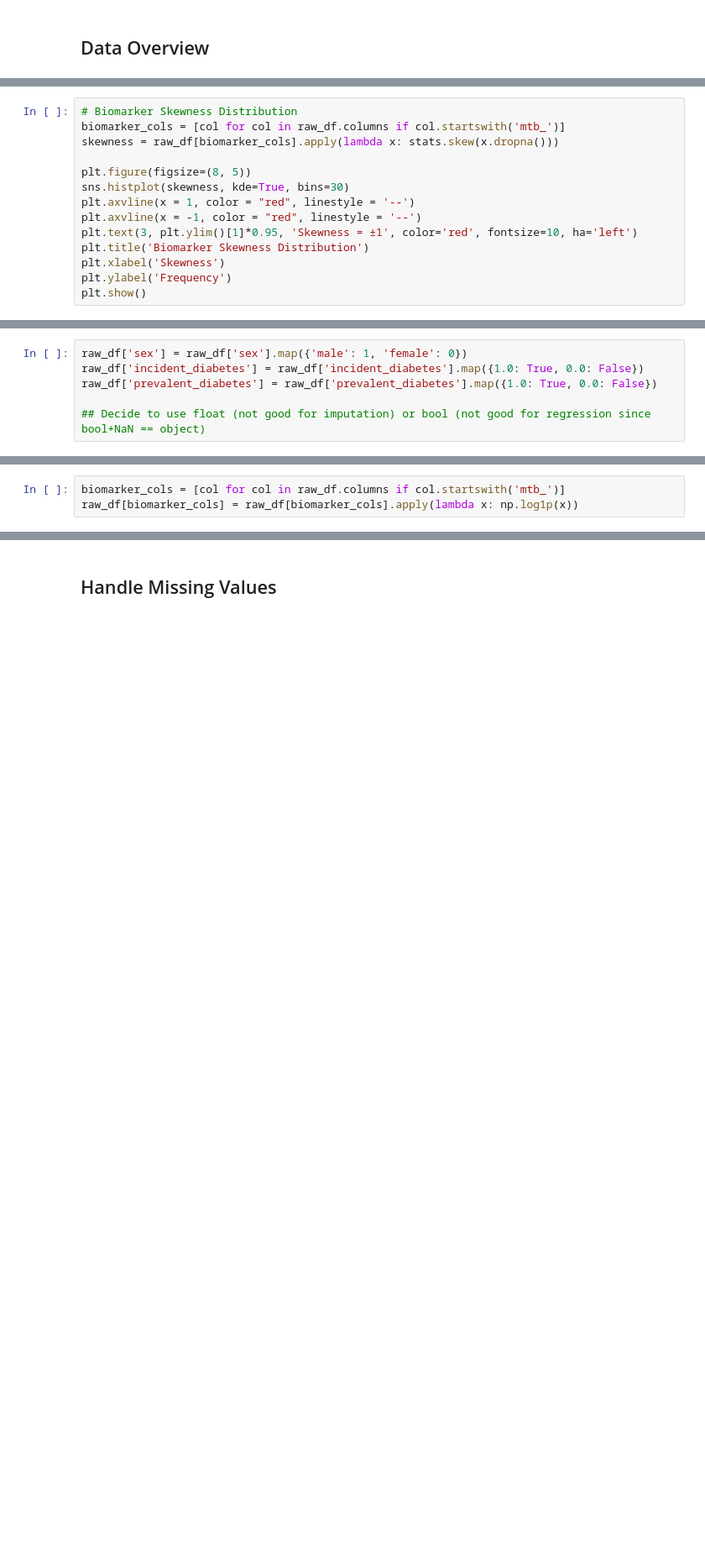
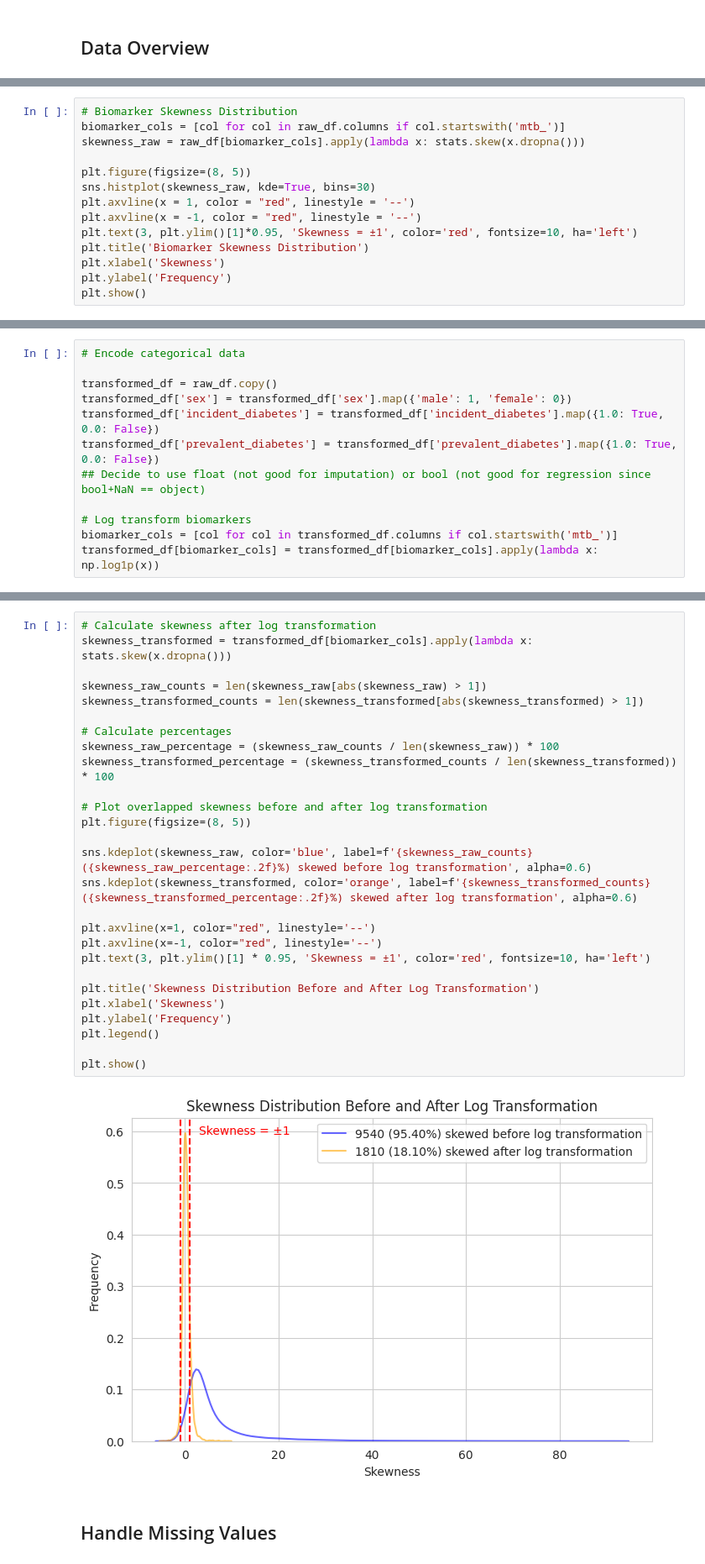
Before and after one commit to ShaunFChen/diabetes_biomarker_project, a Jupyter notebook: notebooks/diabetes_biomarker_analysis.ipynb, the cells around one changed output, grey strips where cells are left out. Shown at 84% size. Saved outputs shown, nothing was run; the diff lists cells and outputs as text; blank space fills up the shorter version.

```diff
--- a/notebooks/diabetes_biomarker_analysis.ipynb
+++ b/notebooks/diabetes_biomarker_analysis.ipynb
@@ -131,10 +135,10 @@ plt.show()
 # %%
 # Biomarker Skewness Distribution
 biomarker_cols = [col for col in raw_df.columns if col.startswith('mtb_')]
-skewness = raw_df[biomarker_cols].apply(lambda x: stats.skew(x.dropna()))
+skewness_raw = raw_df[biomarker_cols].apply(lambda x: stats.skew(x.dropna()))
 
 plt.figure(figsize=(8, 5))
-sns.histplot(skewness, kde=True, bins=30)
+sns.histplot(skewness_raw, kde=True, bins=30)
 plt.axvline(x = 1, color = "red", linestyle = '--')
 plt.axvline(x = -1, color = "red", linestyle = '--')
 plt.text(3, plt.ylim()[1]*0.95, 'Skewness = ±1', color='red', fontsize=10, ha='left')
@@ -149,6 +153,12 @@ plt.show()
 # %%
-raw_df['sex'] = raw_df['sex'].map({'male': 1, 'female': 0})
-raw_df['incident_diabetes'] = raw_df['incident_diabetes'].map({1.0: True, 0.0: False})
-raw_df['prevalent_diabetes'] = raw_df['prevalent_diabetes'].map({1.0: True, 0.0: False})
+# Encode categorical data
 
+transformed_df = raw_df.copy()
+transformed_df['sex'] = transformed_df['sex'].map({'male': 1, 'female': 0})
+transformed_df['incident_diabetes'] = transformed_df['incident_diabetes'].map({1.0: True, 0.0: False})
+transformed_df['prevalent_diabetes'] = transformed_df['prevalent_diabetes'].map({1.0: True, 0.0: False})
 ## Decide to use float (not good for imputation) or bool (not good for regression since bool+NaN == object)
+
+# Log transform biomarkers
+biomarker_cols = [col for col in transformed_df.columns if col.startswith('mtb_')]
+transformed_df[biomarker_cols] = transformed_df[biomarker_cols].apply(lambda x: np.log1p(x))
@@ -157,3 +164,0 @@ raw_df['prevalent_diabetes'] = raw_df['prevalent_diabetes'].map({1.0: True, 0.0:
-# %%
-biomarker_cols = [col for col in raw_df.columns if col.startswith('mtb_')]
-raw_df[biomarker_cols] = raw_df[biomarker_cols].apply(lambda x: np.log1p(x))
@@ -160,3 +167,32 @@ raw_df[biomarker_cols] = raw_df[biomarker_cols].apply(lambda x: np.log1p(x))
+# %%
+# Calculate skewness after log transformation
+skewness_transformed = transformed_df[biomarker_cols].apply(lambda x: stats.skew(x.dropna()))
+
+skewness_raw_counts = len(skewness_raw[abs(skewness_raw) > 1])
+skewness_transformed_counts = len(skewness_transformed[abs(skewness_transformed) > 1])
+
+# Calculate percentages
+skewness_raw_percentage = (skewness_raw_counts / len(skewness_raw)) * 100
+skewness_transformed_percentage = (skewness_transformed_counts / len(skewness_transformed)) * 100
+
+# Plot overlapped skewness before and after log transformation
+plt.figure(figsize=(8, 5))
+
+sns.kdeplot(skewness_raw, color='blue', label=f'{skewness_raw_counts} ({skewness_raw_percentage:.2f}%) skewed before log transformation', alpha=0.6)
+sns.kdeplot(skewness_transformed, color='orange', label=f'{skewness_transformed_counts} ({skewness_transformed_percentage:.2f}%) skewed after log transformation', alpha=0.6)
+
+plt.axvline(x=1, color="red", linestyle='--')
+plt.axvline(x=-1, color="red", linestyle='--')
+plt.text(3, plt.ylim()[1] * 0.95, 'Skewness = ±1', color='red', fontsize=10, ha='left')
+
+plt.title('Skewness Distribution Before and After Log Transformation')
+plt.xlabel('Skewness')
+plt.ylabel('Frequency')
+plt.legend()
+
+plt.show()
+# %% [output]
+[figure, added]
 # %% [markdown]
 ## Handle Missing Values
 # %% [markdown]
```
Also changed, not shown: parts of 52 cells of this notebook.
